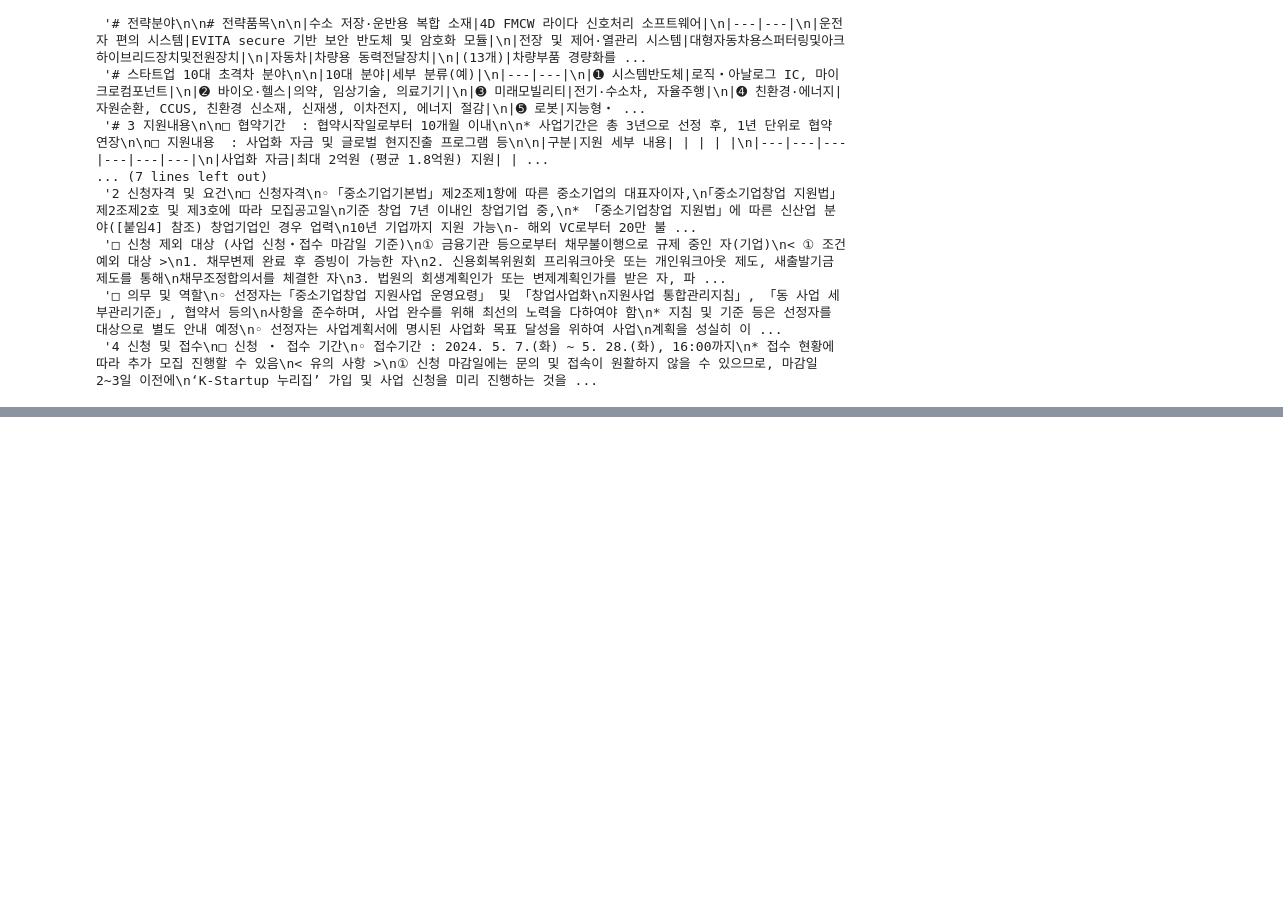
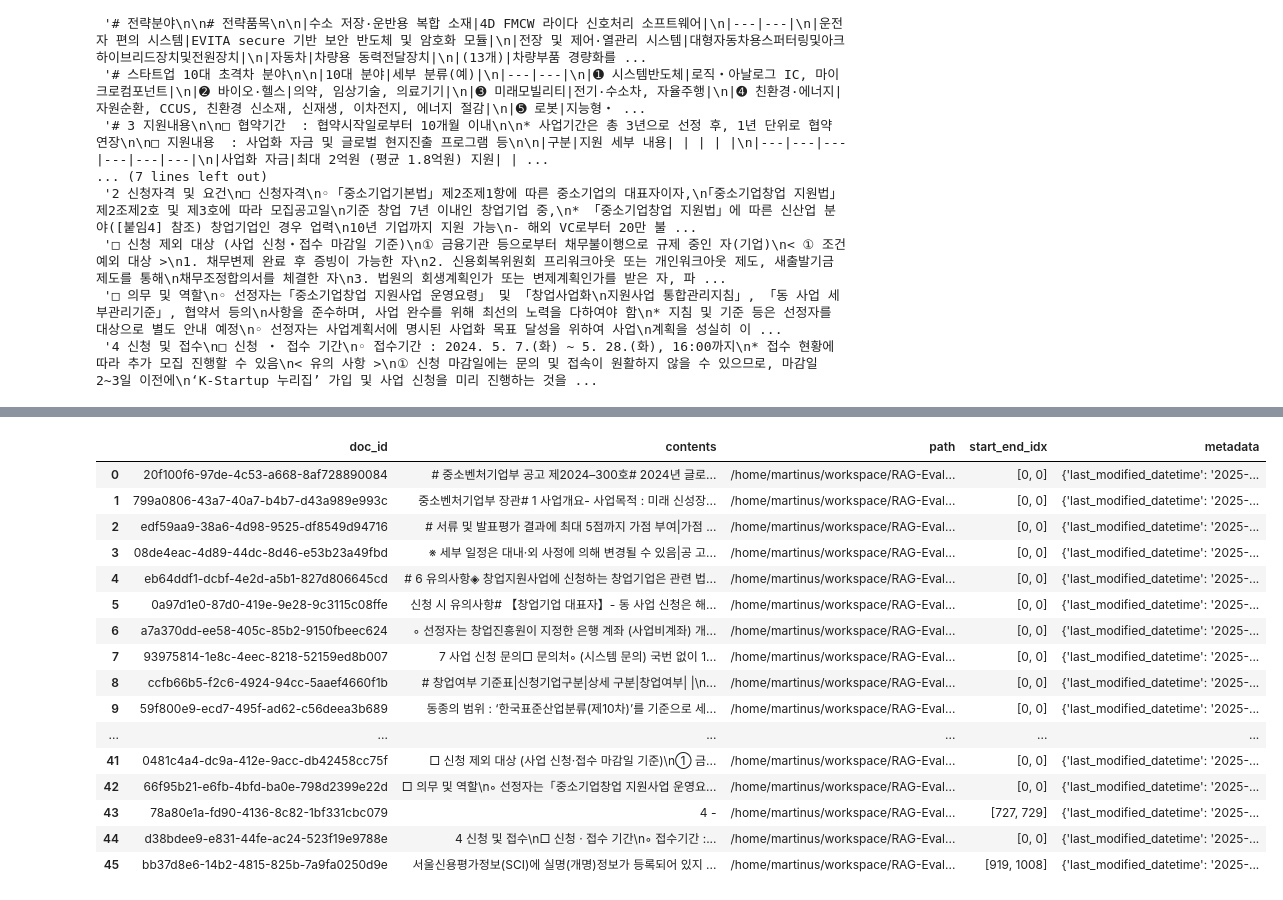
Before and after one commit to MartinusChoi/RAG-PlayGround, a Jupyter notebook: RAG-Evaluation/Chunking/02-Semantic-Chunking.ipynb, the cells around one changed output, grey strips where cells are left out. Saved outputs shown, nothing was run; the diff lists cells and outputs as text; code cells hidden in the pictures; blank space fills up the shorter version.

Commit message:
Feat: pdf preprocessing(parsing & chunking)

```diff
--- a/RAG-Evaluation/Chunking/02-Semantic-Chunking.ipynb
+++ b/RAG-Evaluation/Chunking/02-Semantic-Chunking.ipynb
@@ -94,0 +119,7 @@ APIConnectionError: Connection error.
+# %%
+parsed_path = os.path.join(root_dir, "..", "Parsing", "hybrid_parse", "parsed_result.parquet")
+pjt_dir = os.path.join(root_dir, "semantic_chunking")
+
+chunker = Chunker.from_parquet(parsed_data_path=parsed_path, project_dir=pjt_dir)
+
+chunker.start_chunking(os.path.join(root_dir, "config", "semantic_chunking.yaml"))
@@ -94,0 +144,22 @@ APIConnectionError: Connection error.
+# %%
+result = pd.read_parquet(os.path.join(pjt_dir, "0.parquet"))
+
+result
+# %% [output]
+|  | doc_id | contents | path | start_end_idx | metadata |
+| 0 | 20f100f6-97de-4c53-a668-8af728890084 | # 중소벤처기업부 공고 제2024–300호# 2024년 글로... | /home/martinus/workspace/RAG-Eval... | [0, 0] | {'last_modified_datetime': '2025-... |
+| 1 | 799a0806-43a7-40a7-b4b7-d43a989e993c | 중소벤처기업부 장관# 1 사업개요- 사업목적 : 미래 신성장... | /home/martinus/workspace/RAG-Eval... | [0, 0] | {'last_modified_datetime': '2025-... |
+| 2 | edf59aa9-38a6-4d98-9525-df8549d94716 | # 서류 및 발표평가 결과에 최대 5점까지 가점 부여|가점 ... | /home/martinus/workspace/RAG-Eval... | [0, 0] | {'last_modified_datetime': '2025-... |
+| 3 | 08de4eac-4d89-44dc-8d46-e53b23a49fbd | ※ 세부 일정은 대내‧외 사정에 의해 변경될 수 있음|공 고... | /home/martinus/workspace/RAG-Eval... | [0, 0] | {'last_modified_datetime': '2025-... |
+| 4 | eb64ddf1-dcbf-4e2d-a5b1-827d806645cd | # 6 유의사항◈ 창업지원사업에 신청하는 창업기업은 관련 법... | /home/martinus/workspace/RAG-Eval... | [0, 0] | {'last_modified_datetime': '2025-... |
+| 5 | 0a97d1e0-87d0-419e-9e28-9c3115c08ffe | 신청 시 유의사항# 【창업기업 대표자】- 동 사업 신청은 해... | /home/martinus/workspace/RAG-Eval... | [0, 0] | {'last_modified_datetime': '2025-... |
+| 6 | a7a370dd-ee58-405c-85b2-9150fbeec624 | ◦ 선정자는 창업진흥원이 지정한 은행 계좌 (사업비계좌) 개... | /home/martinus/workspace/RAG-Eval... | [0, 0] | {'last_modified_datetime': '2025-... |
+| 7 | 93975814-1e8c-4eec-8218-52159ed8b007 | 7 사업 신청 문의□ 문의처◦ (시스템 문의) 국번 없이 1... | /home/martinus/workspace/RAG-Eval... | [0, 0] | {'last_modified_datetime': '2025-... |
+| 8 | ccfb66b5-f2c6-4924-94cc-5aaef4660f1b | # 창업여부 기준표|신청기업구분|상세 구분|창업여부| |\n... | /home/martinus/workspace/RAG-Eval... | [0, 0] | {'last_modified_datetime': '2025-... |
+| 9 | 59f800e9-ecd7-495f-ad62-c56deea3b689 | 동종의 범위 : ‘한국표준산업분류(제10차)’를 기준으로 세... | /home/martinus/workspace/RAG-Eval... | [0, 0] | {'last_modified_datetime': '2025-... |
+| ... | ... | ... | ... | ... | ... |
+| 41 | 0481c4a4-dc9a-412e-9acc-db42458cc75f | □ 신청 제외 대상 (사업 신청‧접수 마감일 기준)\n① 금... | /home/martinus/workspace/RAG-Eval... | [0, 0] | {'last_modified_datetime': '2025-... |
+| 42 | 66f95b21-e6fb-4bfd-ba0e-798d2399e22d | □ 의무 및 역할\n◦ 선정자는「중소기업창업 지원사업 운영요... | /home/martinus/workspace/RAG-Eval... | [0, 0] | {'last_modified_datetime': '2025-... |
+| 43 | 78a80e1a-fd90-4136-8c82-1bf331cbc079 | 4 - | /home/martinus/workspace/RAG-Eval... | [727, 729] | {'last_modified_datetime': '2025-... |
+| 44 | d38bdee9-e831-44fe-ac24-523f19e9788e | 4 신청 및 접수\n□ 신청 ‧ 접수 기간\n◦ 접수기간 :... | /home/martinus/workspace/RAG-Eval... | [0, 0] | {'last_modified_datetime': '2025-... |
+| 45 | bb37d8e6-14b2-4815-825b-7a9fa0250d9e | 서울신용평가정보(SCI)에 실명(개명)정보가 등록되어 있지 ... | /home/martinus/workspace/RAG-Eval... | [919, 1008] | {'last_modified_datetime': '2025-... |
```
Also changed, not shown: parts of 8 cells of this notebook, 29 other files.
